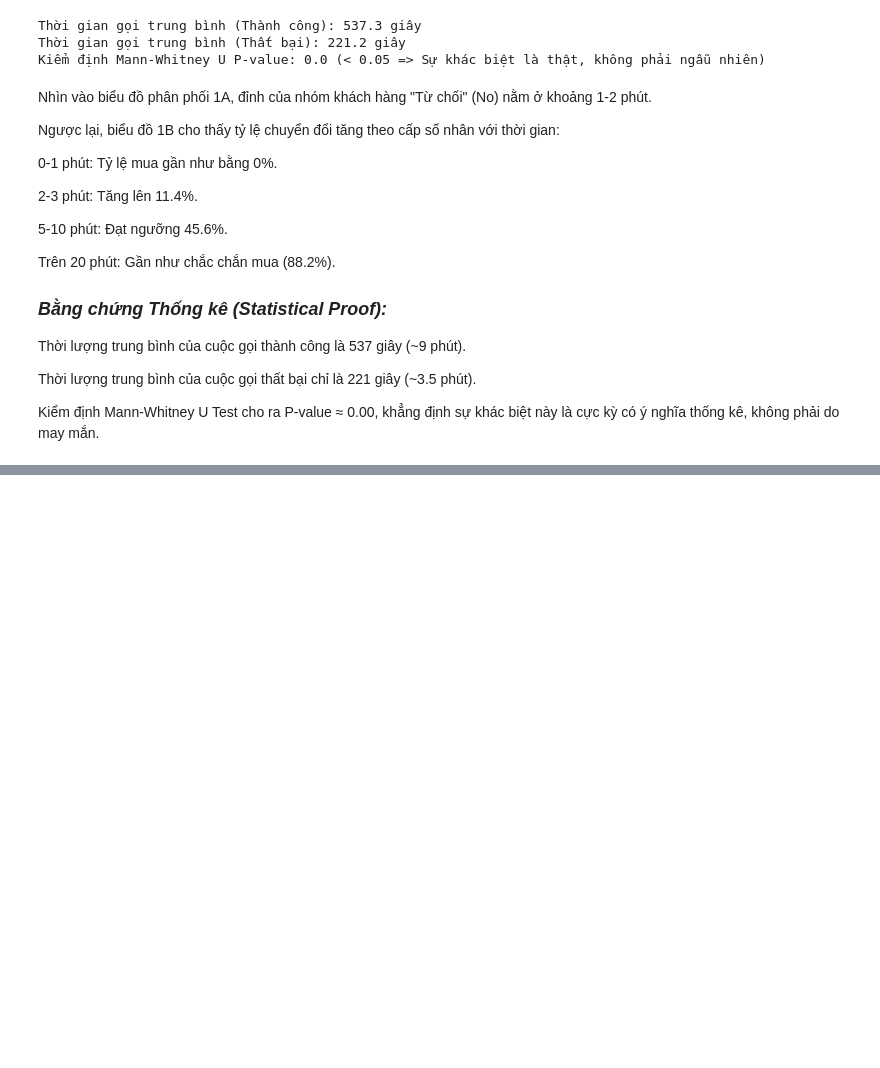
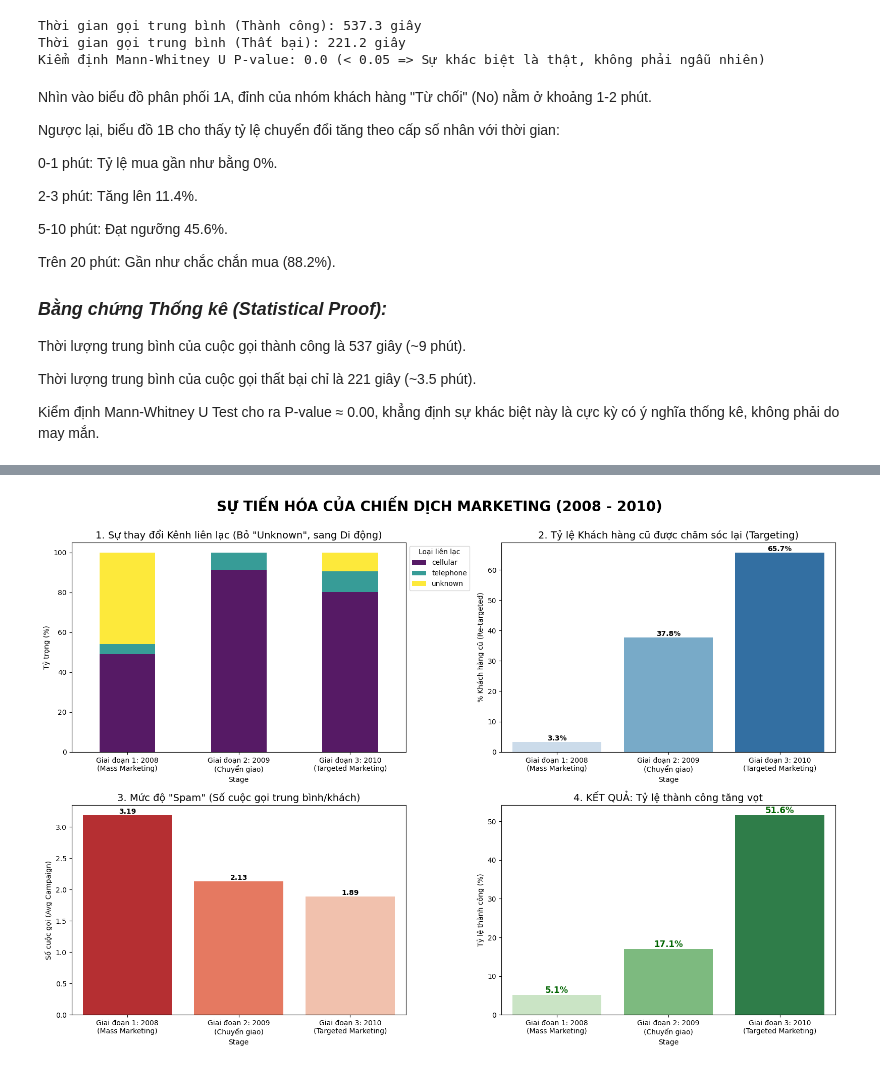
Before and after one commit to NguyenPhanNhatLan/DM, a Jupyter notebook: notebooks/campaign.ipynb, the cells around one changed output, grey strips where cells are left out. Drawn from its saved outputs; the diff is of its cells as text; code cells hidden in the pictures; blank space fills up the shorter version.

```diff
--- a/notebooks/campaign.ipynb
+++ b/notebooks/campaign.ipynb
@@ -292,3 +363,58 @@ Kết luận: Ngân hàng đang dồn quá nhiều sức vào tháng 5 (hiệu q
+# %%
+def get_stage(year):
+    if year == 2008: return "Giai đoạn 1: 2008\n(Mass Marketing)"
+    elif year == 2009: return "Giai đoạn 2: 2009\n(Chuyển giao)"
+    else: return "Giai đoạn 3: 2010\n(Targeted Marketing)"
+
+df['Stage'] = df['year'].apply(get_stage)
+
+
+df['contact'] = df['contact'].fillna('unknown')
+df['contact'] = df['contact'].replace(['nan', 'NaN', ''], 'unknown')
+contact_shift = df.groupby(['Stage', 'contact'], observed=False).size().unstack(fill_value=0)
+contact_shift_pct = contact_shift.div(contact_shift.sum(axis=1), axis=0) * 100
+
+df['is_old_customer'] = df['pdays'] != -1
+targeting_shift = df.groupby('Stage', observed=False)['is_old_customer'].mean() * 100
+
+campaign_shift = df.groupby('Stage', observed=False)['campaign'].mean()
+
+success_rate = df.groupby('Stage', observed=False)['target'].mean() * 100
+
+fig, axes = plt.subplots(2, 2, figsize=(16, 12))
+fig.suptitle('SỰ TIẾN HÓA CỦA CHIẾN DỊCH MARKETING (2008 - 2010)', fontsize=20, fontweight='bold', y=0.95)
+
+contact_shift_pct.plot(kind='bar', stacked=True, ax=axes[0, 0], colormap='viridis', alpha=0.9)
+axes[0, 0].set_title('1. Sự thay đổi Kênh liên lạc (Bỏ "Unknown", sang Di động)', fontsize=14)
+axes[0, 0].set_ylabel('Tỷ trọng (%)')
+axes[0, 0].legend(title='Loại liên lạc', bbox_to_anchor=(1, 1))
+axes[0, 0].tick_params(axis='x', rotation=0)
+
+sns.barplot(x=targeting_shift.index, y=targeting_shift.values, ax=axes[0, 1], hue=targeting_shift.index, palette='Blues')
+axes[0, 1].set_title('2. Tỷ lệ Khách hàng cũ được chăm sóc lại (Targeting)', fontsize=14)
+axes[0, 1].set_ylabel('% Khách hàng cũ (Re-targeted)')
+for p in axes[0, 1].patches:
+    axes[0, 1].annotate(f'{p.get_height():.1f}%', (p.get_x() + p.get_width() / 2., p.get_height()),
+                        ha='center', va='bottom', fontweight='bold')
+
+sns.barplot(x=campaign_shift.index, y=campaign_shift.values, ax=axes[1, 0], hue=campaign_shift.index, palette='Reds_r')
+axes[1, 0].set_title('3. Mức độ "Spam" (Số cuộc gọi trung bình/khách)', fontsize=14)
+axes[1, 0].set_ylabel('Số cuộc gọi (Avg Campaign)')
+for p in axes[1, 0].patches:
+    axes[1, 0].annotate(f'{p.get_height():.2f}', (p.get_x() + p.get_width() / 2., p.get_height()),
+                        ha='center', va='bottom', fontweight='bold')
+
+sns.barplot(x=success_rate.index, y=success_rate.values, ax=axes[1, 1], hue=success_rate.index, palette='Greens')
+axes[1, 1].set_title('4. KẾT QUẢ: Tỷ lệ thành công tăng vọt', fontsize=14)
+axes[1, 1].set_ylabel('Tỷ lệ thành công (%)')
+for p in axes[1, 1].patches:
+    axes[1, 1].annotate(f'{p.get_height():.1f}%', (p.get_x() + p.get_width() / 2., p.get_height()),
+                        ha='center', va='bottom', fontweight='bold', fontsize=12, color='darkgreen')
+
+plt.tight_layout(rect=[0, 0.03, 1, 0.95])
+plt.show()
+# %% [output]
+[figure, added]
 # %%
 outcome_stats = df.groupby('poutcome')['target'].agg(['mean', 'count'])
 outcome_stats['mean'] = outcome_stats['mean'] * 100
```
Also changed, not shown: parts of 11 cells of this notebook.
